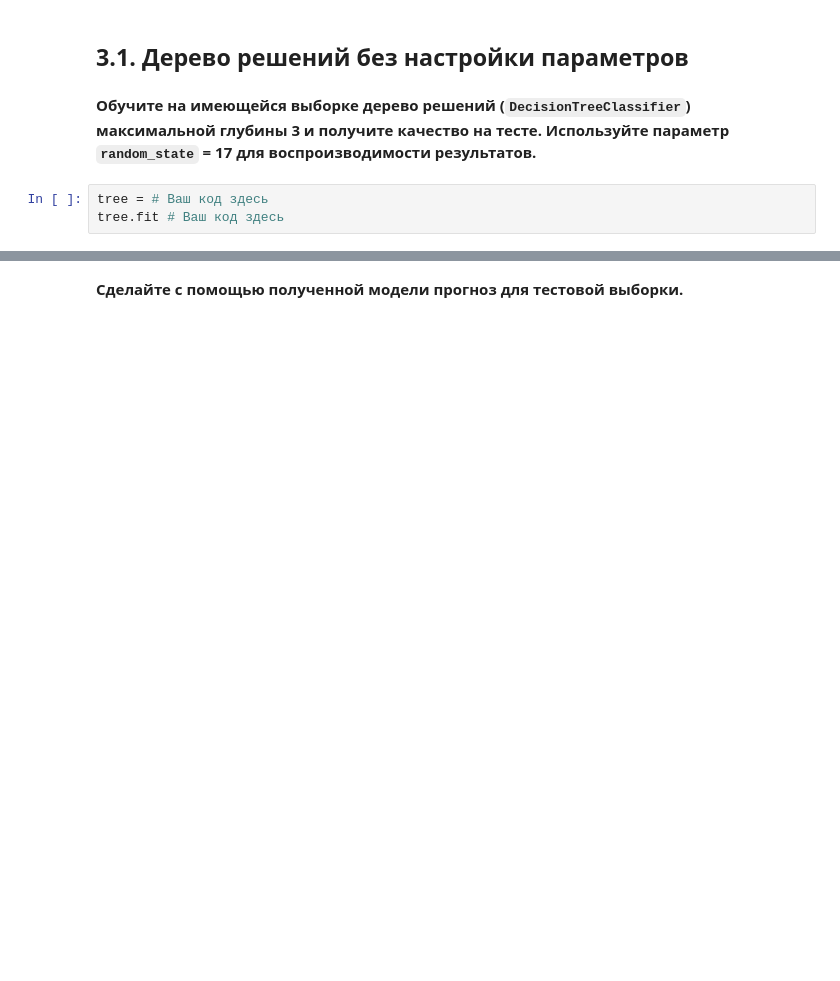
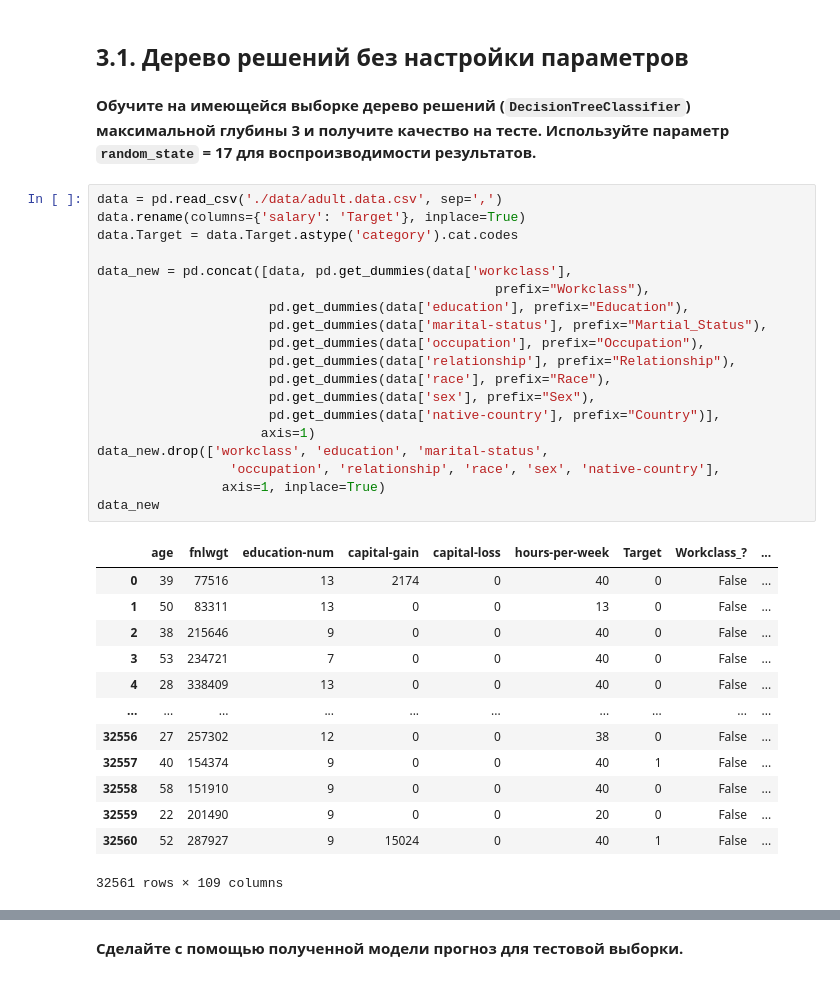
Before and after one commit to akiyoss-git/ods_hw, a Jupyter notebook: hw3.ipynb, the cells around one changed output, grey strips where cells are left out. Cells and saved outputs as stored; diff of their text form; blank space fills up the shorter version.

```diff
--- a/hw3.ipynb
+++ b/hw3.ipynb
@@ -382,6 +510,36 @@ y_test = data_test['Target']
 ## 3.1. Дерево решений без настройки параметров
 # %% [markdown]
 **Обучите на имеющейся выборке дерево решений (`DecisionTreeClassifier`) максимальной глубины 3 и получите качество на тесте. Используйте параметр `random_state` = 17 для воспроизводимости результатов.**
-# %%
-tree = # Ваш код здесь
-tree.fit # Ваш код здесь
+# %%
+data = pd.read_csv('./data/adult.data.csv', sep=',')
+data.rename(columns={'salary': 'Target'}, inplace=True)
+data.Target = data.Target.astype('category').cat.codes
+
+data_new = pd.concat([data, pd.get_dummies(data['workclass'],
+                                                   prefix="Workclass"),
+                      pd.get_dummies(data['education'], prefix="Education"),
+                      pd.get_dummies(data['marital-status'], prefix="Martial_Status"),
+                      pd.get_dummies(data['occupation'], prefix="Occupation"),
+                      pd.get_dummies(data['relationship'], prefix="Relationship"),
+                      pd.get_dummies(data['race'], prefix="Race"),
+                      pd.get_dummies(data['sex'], prefix="Sex"),
+                      pd.get_dummies(data['native-country'], prefix="Country")],
+                     axis=1)
+data_new.drop(['workclass', 'education', 'marital-status',
+                 'occupation', 'relationship', 'race', 'sex', 'native-country'],
+                axis=1, inplace=True)
+data_new
+# %% [output]
+|  | age | fnlwgt | education-num | capital-gain | capital-loss | hours-per-week | Target | Workclass_? | ... |
+| 0 | 39 | 77516 | 13 | 2174 | 0 | 40 | 0 | False | ... |
+| 1 | 50 | 83311 | 13 | 0 | 0 | 13 | 0 | False | ... |
+| 2 | 38 | 215646 | 9 | 0 | 0 | 40 | 0 | False | ... |
+| 3 | 53 | 234721 | 7 | 0 | 0 | 40 | 0 | False | ... |
+| 4 | 28 | 338409 | 13 | 0 | 0 | 40 | 0 | False | ... |
+| ... | ... | ... | ... | ... | ... | ... | ... | ... | ... |
+| 32556 | 27 | 257302 | 12 | 0 | 0 | 38 | 0 | False | ... |
+| 32557 | 40 | 154374 | 9 | 0 | 0 | 40 | 1 | False | ... |
+| 32558 | 58 | 151910 | 9 | 0 | 0 | 40 | 0 | False | ... |
+| 32559 | 22 | 201490 | 9 | 0 | 0 | 20 | 0 | False | ... |
+| 32560 | 52 | 287927 | 9 | 15024 | 0 | 40 | 1 | False | ... |
+32561 rows × 109 columns
```
Also changed, not shown: parts of 55 cells of this notebook.
